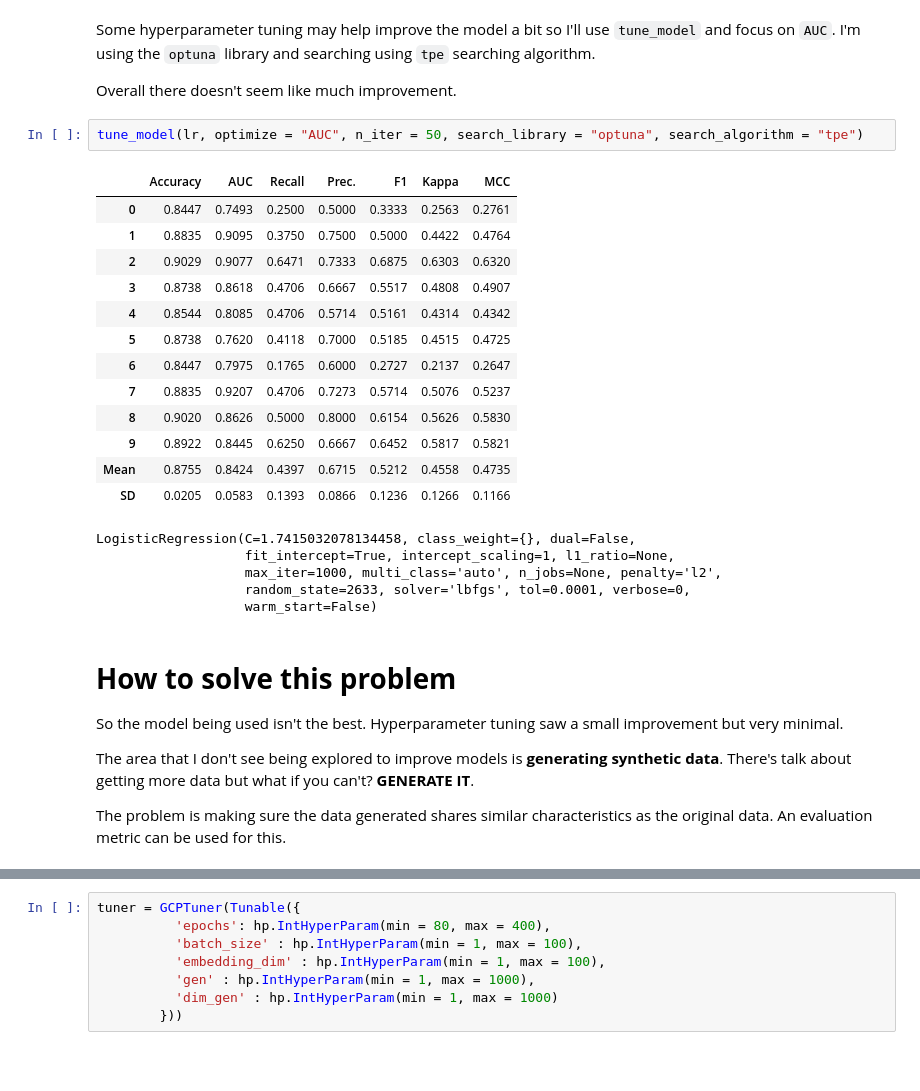
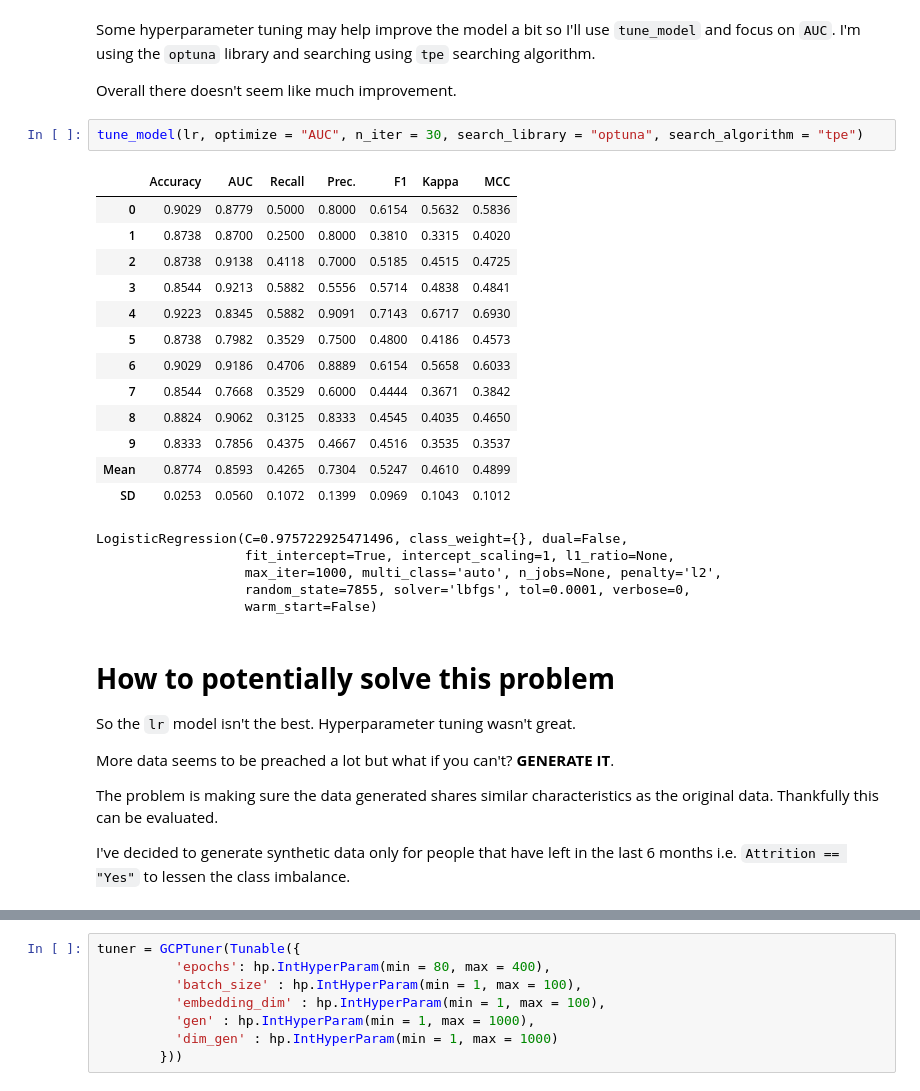
Before and after one commit to Oufattole/HR-Attrition, a Jupyter notebook: Predicting_employee_attrition.ipynb, the cells around one changed output, grey strips where cells are left out. Drawn from its saved outputs; the diff is of its cells as text; blank space fills up the shorter version.

```diff
--- a/Predicting_employee_attrition.ipynb
+++ b/Predicting_employee_attrition.ipynb
@@ -277,33 +245,35 @@ Some hyperparameter tuning may help improve the model a bit so I'll use `tune_mo
 
 Overall there doesn't seem like much improvement.
 # %%
-tune_model(lr, optimize = "AUC", n_iter = 50, search_library = "optuna", search_algorithm = "tpe")
+tune_model(lr, optimize = "AUC", n_iter = 30, search_library = "optuna", search_algorithm = "tpe")
 # %% [output]
 |  | Accuracy | AUC | Recall | Prec. | F1 | Kappa | MCC |
-| 0 | 0.8447 | 0.7493 | 0.2500 | 0.5000 | 0.3333 | 0.2563 | 0.2761 |
-| 1 | 0.8835 | 0.9095 | 0.3750 | 0.7500 | 0.5000 | 0.4422 | 0.4764 |
-| 2 | 0.9029 | 0.9077 | 0.6471 | 0.7333 | 0.6875 | 0.6303 | 0.6320 |
-| 3 | 0.8738 | 0.8618 | 0.4706 | 0.6667 | 0.5517 | 0.4808 | 0.4907 |
-| 4 | 0.8544 | 0.8085 | 0.4706 | 0.5714 | 0.5161 | 0.4314 | 0.4342 |
-| 5 | 0.8738 | 0.7620 | 0.4118 | 0.7000 | 0.5185 | 0.4515 | 0.4725 |
-| 6 | 0.8447 | 0.7975 | 0.1765 | 0.6000 | 0.2727 | 0.2137 | 0.2647 |
-| 7 | 0.8835 | 0.9207 | 0.4706 | 0.7273 | 0.5714 | 0.5076 | 0.5237 |
-| 8 | 0.9020 | 0.8626 | 0.5000 | 0.8000 | 0.6154 | 0.5626 | 0.5830 |
-| 9 | 0.8922 | 0.8445 | 0.6250 | 0.6667 | 0.6452 | 0.5817 | 0.5821 |
-| Mean | 0.8755 | 0.8424 | 0.4397 | 0.6715 | 0.5212 | 0.4558 | 0.4735 |
-| SD | 0.0205 | 0.0583 | 0.1393 | 0.0866 | 0.1236 | 0.1266 | 0.1166 |
+| 0 | 0.9029 | 0.8779 | 0.5000 | 0.8000 | 0.6154 | 0.5632 | 0.5836 |
+| 1 | 0.8738 | 0.8700 | 0.2500 | 0.8000 | 0.3810 | 0.3315 | 0.4020 |
+| 2 | 0.8738 | 0.9138 | 0.4118 | 0.7000 | 0.5185 | 0.4515 | 0.4725 |
+| 3 | 0.8544 | 0.9213 | 0.5882 | 0.5556 | 0.5714 | 0.4838 | 0.4841 |
+| 4 | 0.9223 | 0.8345 | 0.5882 | 0.9091 | 0.7143 | 0.6717 | 0.6930 |
+| 5 | 0.8738 | 0.7982 | 0.3529 | 0.7500 | 0.4800 | 0.4186 | 0.4573 |
+| 6 | 0.9029 | 0.9186 | 0.4706 | 0.8889 | 0.6154 | 0.5658 | 0.6033 |
+| 7 | 0.8544 | 0.7668 | 0.3529 | 0.6000 | 0.4444 | 0.3671 | 0.3842 |
+| 8 | 0.8824 | 0.9062 | 0.3125 | 0.8333 | 0.4545 | 0.4035 | 0.4650 |
+| 9 | 0.8333 | 0.7856 | 0.4375 | 0.4667 | 0.4516 | 0.3535 | 0.3537 |
+| Mean | 0.8774 | 0.8593 | 0.4265 | 0.7304 | 0.5247 | 0.4610 | 0.4899 |
+| SD | 0.0253 | 0.0560 | 0.1072 | 0.1399 | 0.0969 | 0.1043 | 0.1012 |
-LogisticRegression(C=1.7415032078134458, class_weight={}, dual=False,
+LogisticRegression(C=0.975722925471496, class_weight={}, dual=False,
                    fit_intercept=True, intercept_scaling=1, l1_ratio=None,
                    max_iter=1000, multi_class='auto', n_jobs=None, penalty='l2',
-                   random_state=2633, solver='lbfgs', tol=0.0001, verbose=0,
+                   random_state=7855, solver='lbfgs', tol=0.0001, verbose=0,
                    warm_start=False)
 # %% [markdown]
-# **How to solve this problem**
-So the model being used isn't the best. Hyperparameter tuning saw a small improvement but very minimal.
+# **How to potentially solve this problem**
+So the `lr` model isn't the best. Hyperparameter tuning wasn't great.
 
-The area that I don't see being explored to improve models is **generating synthetic data**. There's talk about getting more data but what if you can't? **GENERATE IT**.
+More data seems to be preached a lot but what if you can't? **GENERATE IT**.
 
-The problem is making sure the data generated shares similar characteristics as the original data. An evaluation metric can be used for this.
+The problem is making sure the data generated shares similar characteristics as the original data. Thankfully this can be evaluated.
+
+I've decided to generate synthetic data only for people that have left in the last 6 months i.e. `Attrition == "Yes"` to lessen the class imbalance.
 # %% [markdown]
 # **Generating synthetic data**
 There's a useful library `sdev` [Synthetic Data Generation](https://github.com/sdv-dev/SDV) to generate synthetic tabular data. I've played around with it specifically the `CopulaGAN` model.
```
Also changed, not shown: parts of 28 cells of this notebook.
